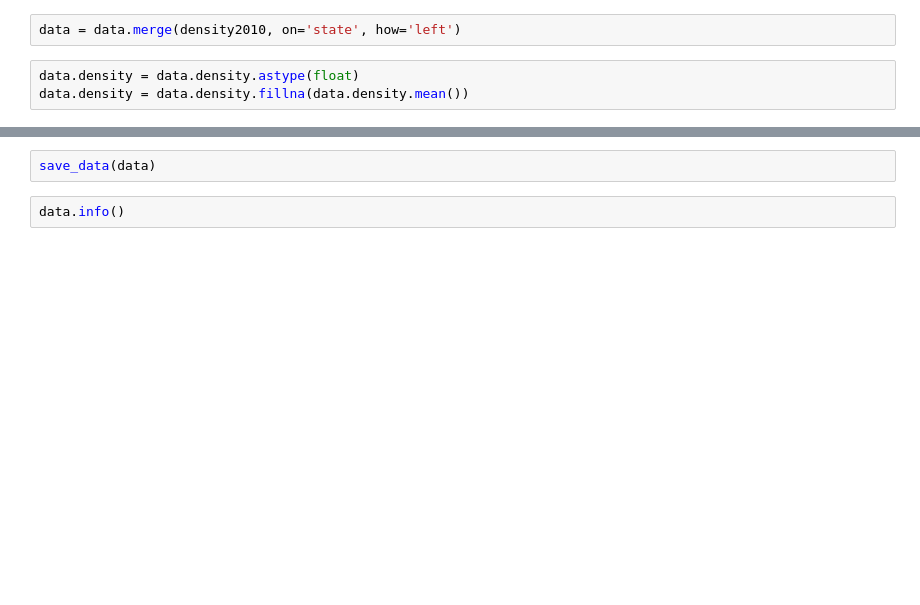
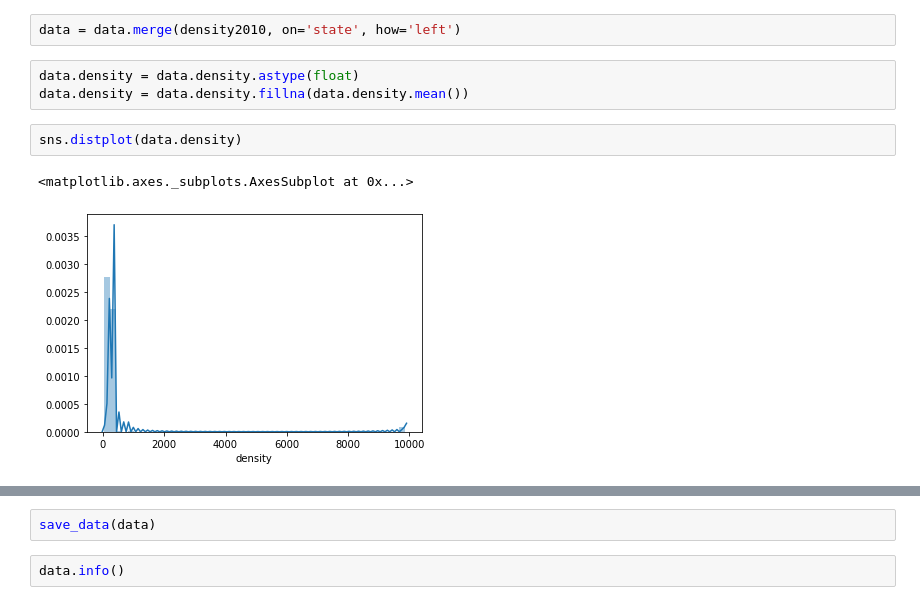
Before and after one commit to Ariellash/Final-DS, a Jupyter notebook: DataPreparation.ipynb, the cells around one changed output, grey strips where cells are left out. Drawn from its saved outputs; the diff is of its cells as text; blank space fills up the shorter version.

```diff
--- a/DataPreparation.ipynb
+++ b/DataPreparation.ipynb
@@ -939,3 +940,8 @@ data = data.merge(density2010, on='state', how='left')
 # %%
 data.density = data.density.astype(float)
 data.density = data.density.fillna(data.density.mean())
+# %%
+sns.distplot(data.density)
+# %% [output]
+<matplotlib.axes._subplots.AxesSubplot at 0x...>
+[figure, added]
```
Also changed, not shown: parts of 11 cells of this notebook.
